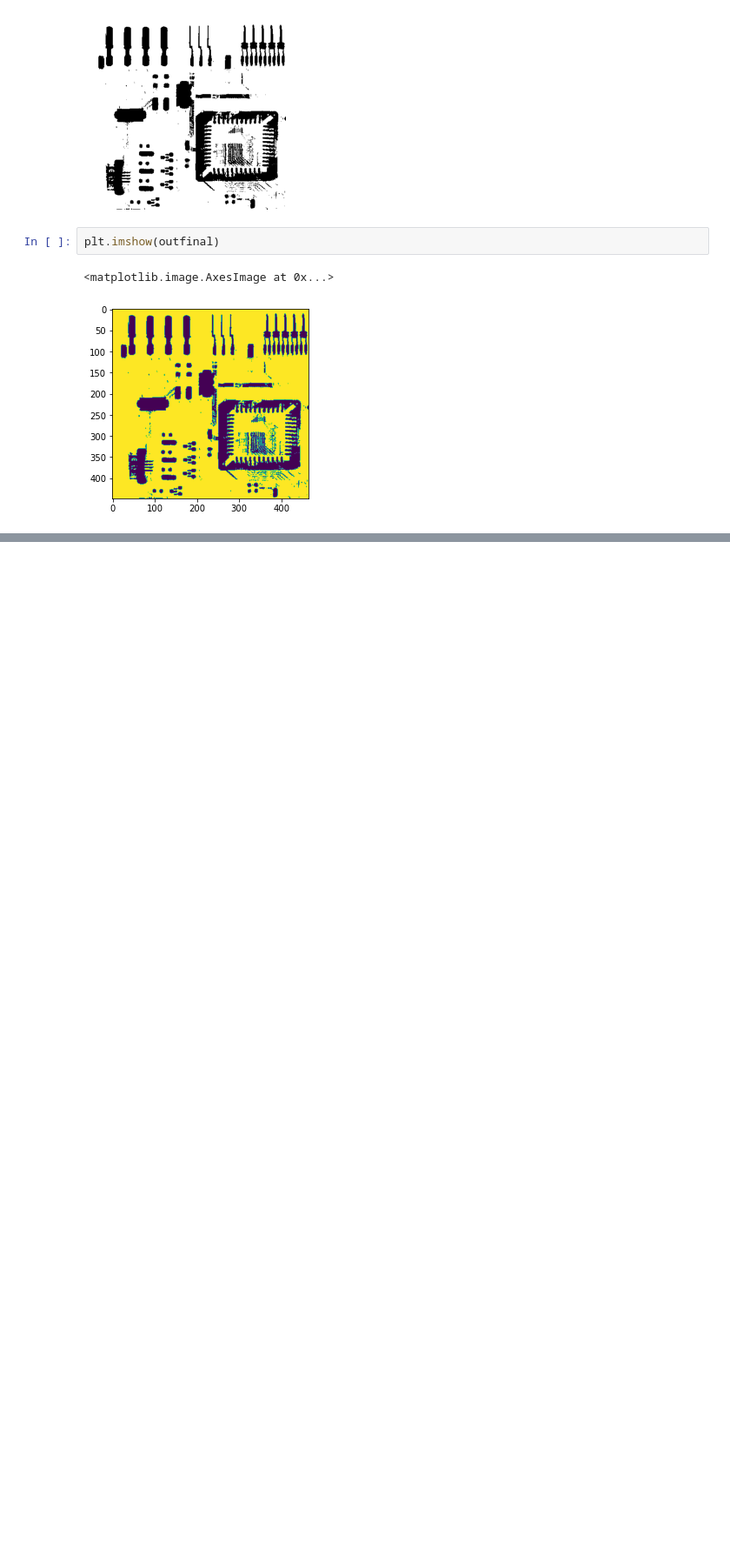
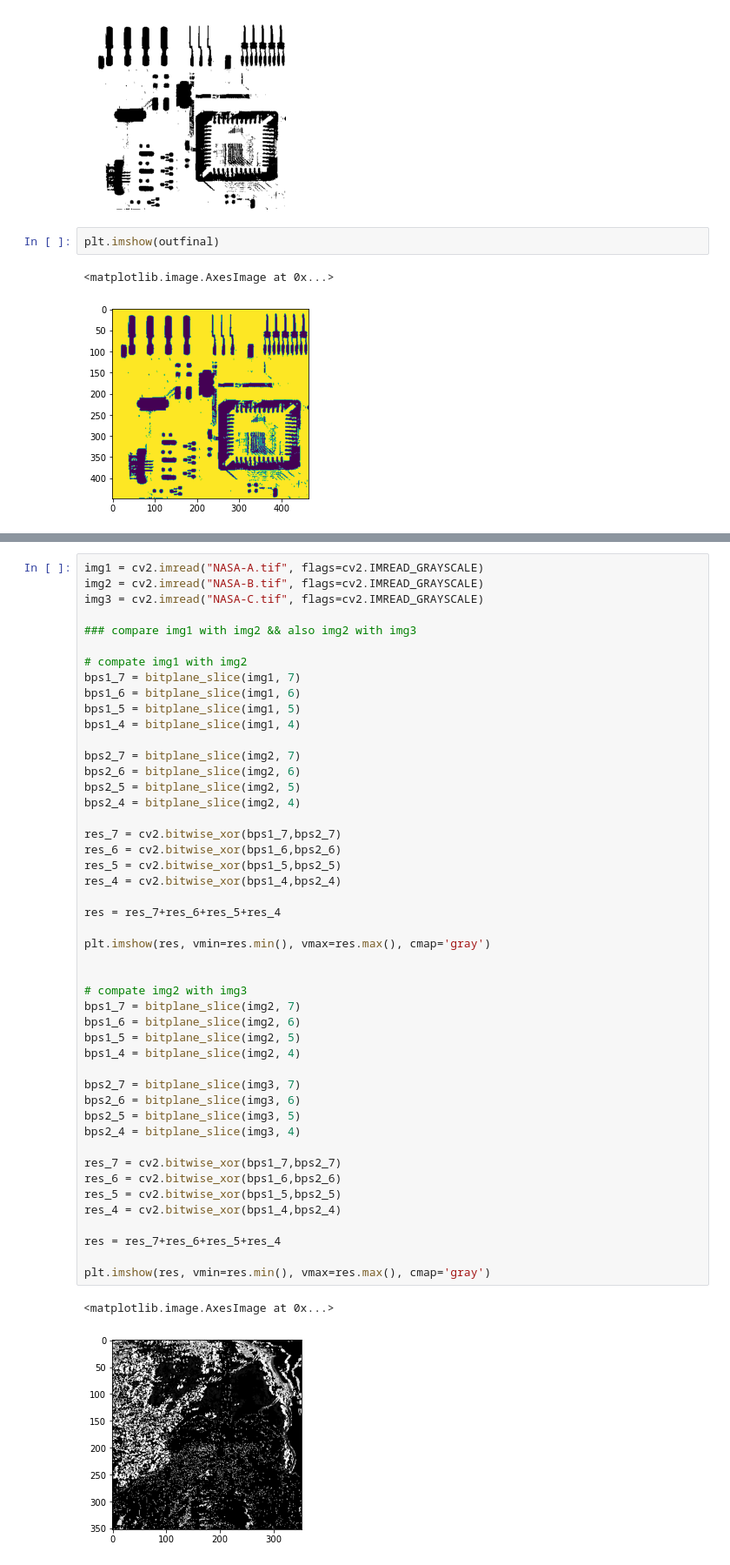
Before and after one commit to amirhdre/DigitalImageProcessing---Spring2021, a Jupyter notebook: HW3/Sandbox.ipynb, the cells around one changed output, grey strips where cells are left out. Shown at 87% size. Cells and saved outputs as stored; diff of their text form; blank space fills up the shorter version.

```diff
--- a/HW3/Sandbox.ipynb
+++ b/HW3/Sandbox.ipynb
@@ -388,0 +468,50 @@ plt.imshow(outfinal)
+# %%
+img1 = cv2.imread("NASA-A.tif", flags=cv2.IMREAD_GRAYSCALE)
+img2 = cv2.imread("NASA-B.tif", flags=cv2.IMREAD_GRAYSCALE)
+img3 = cv2.imread("NASA-C.tif", flags=cv2.IMREAD_GRAYSCALE)
+
+### compare img1 with img2 && also img2 with img3
+
+# compate img1 with img2
+bps1_7 = bitplane_slice(img1, 7)
+bps1_6 = bitplane_slice(img1, 6)
+bps1_5 = bitplane_slice(img1, 5)
+bps1_4 = bitplane_slice(img1, 4)
+
+bps2_7 = bitplane_slice(img2, 7)
+bps2_6 = bitplane_slice(img2, 6)
+bps2_5 = bitplane_slice(img2, 5)
+bps2_4 = bitplane_slice(img2, 4)
+
+res_7 = cv2.bitwise_xor(bps1_7,bps2_7)
+res_6 = cv2.bitwise_xor(bps1_6,bps2_6)
+res_5 = cv2.bitwise_xor(bps1_5,bps2_5)
+res_4 = cv2.bitwise_xor(bps1_4,bps2_4)
+
+res = res_7+res_6+res_5+res_4
+
+plt.imshow(res, vmin=res.min(), vmax=res.max(), cmap='gray')
+
+
+# compate img2 with img3
+bps1_7 = bitplane_slice(img2, 7)
+bps1_6 = bitplane_slice(img2, 6)
+bps1_5 = bitplane_slice(img2, 5)
+bps1_4 = bitplane_slice(img2, 4)
+
+bps2_7 = bitplane_slice(img3, 7)
+bps2_6 = bitplane_slice(img3, 6)
+bps2_5 = bitplane_slice(img3, 5)
+bps2_4 = bitplane_slice(img3, 4)
+
+res_7 = cv2.bitwise_xor(bps1_7,bps2_7)
+res_6 = cv2.bitwise_xor(bps1_6,bps2_6)
+res_5 = cv2.bitwise_xor(bps1_5,bps2_5)
+res_4 = cv2.bitwise_xor(bps1_4,bps2_4)
+
+res = res_7+res_6+res_5+res_4
+
+plt.imshow(res, vmin=res.min(), vmax=res.max(), cmap='gray')
+# %% [output]
+<matplotlib.image.AxesImage at 0x...>
+[figure, added]
```
Also changed, not shown: parts of 2 cells of this notebook, 3 other files.
